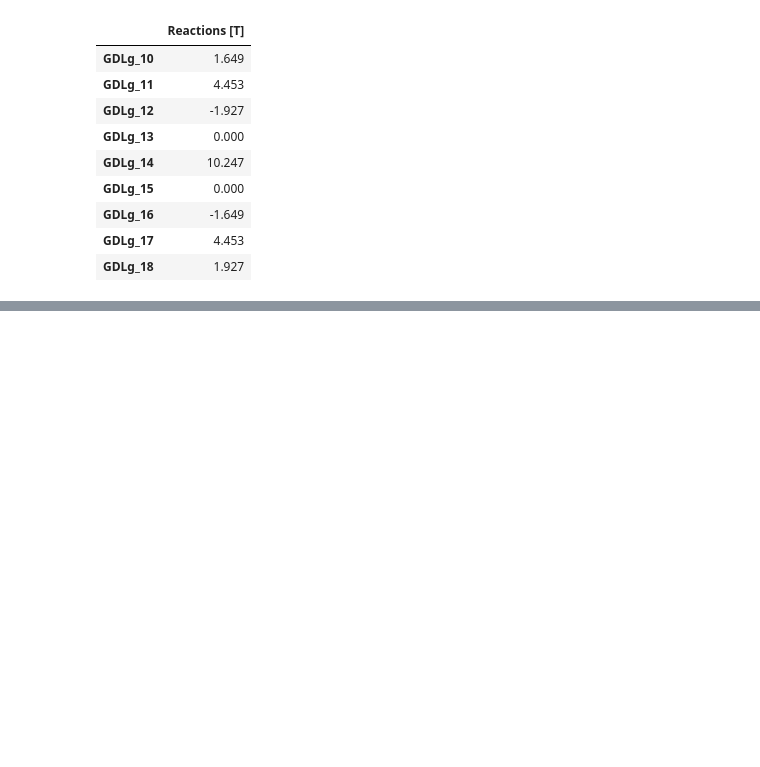
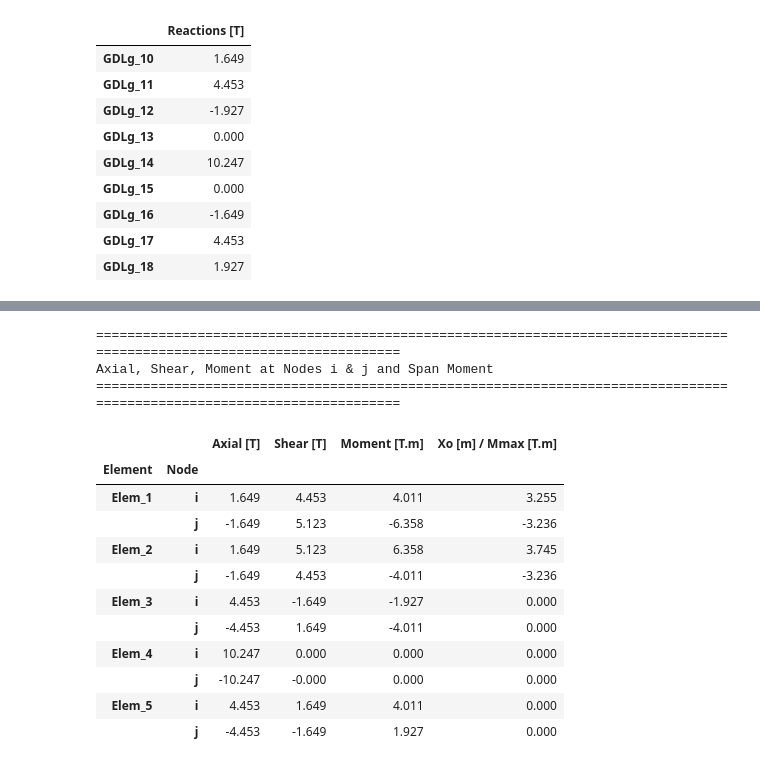
Before and after one commit to Normando1945/Repo_Maxtrix_Analisys, a Jupyter notebook: examples/Ejemplo_dor_concrete_desingII.ipynb, the cells around one changed output, grey strips where cells are left out. Cells and saved outputs as stored; diff of their text form; code cells hidden in the pictures; blank space fills up the shorter version.

Commit message:
feat(example): action members Fe_G -> Fe_L, N/V/M table and span moment (Xo, Mmax) as in MATLAB
Co-Authored-By: Claude Opus 5.5 (1M context) <noreply@anthropic.com>

```diff
--- a/examples/Ejemplo_dor_concrete_desingII.ipynb
+++ b/examples/Ejemplo_dor_concrete_desingII.ipynb
@@ -1028,0 +1094,16 @@ React_gdl_g_df.round(3)
+# %%
+Fe_L_all = []                                                                                                       # Empty list to store local action members
+for e in np.arange(0, n_elem, 1):                                                                                   # Loop through each element
+    Telem = structure.elements[e].transformation_matrix_2D()                                                        # Local-to-global transformation matrix
+    Fe_L_all.append(np.linalg.inv(Telem) @ Fe_G_all[e])                                                             # Fe_L = T^-1 @ Fe_G
+
+if np.allclose(np.vstack(Fe_L_all), AmL):                                                                           # Check against Am = K_L @ Delta_L + aep_L
+    print(f"\x1b[1;32m✅ Local action members match K_L @ Delta_L + aep_L.\x1b[0m")                                  # Print success message with green color
+else:
+    print(f"\x1b[1;31m🚫 Local action members do not match K_L @ Delta_L + aep_L.\x1b[0m")                           # Print error message with red color
+
+Fe_L_df = pd.DataFrame(np.vstack(Fe_L_all), index=rows_L, columns=['Fe Local [T, T.m]'])                            # Convert local action members to DataFrame
+print("=" * 120)                                                                                                    # Print table separator
+print('Action Members in Local Coordinates')                                                                        # Print table title
+print("=" * 120)                                                                                                    # Print table separator
+Fe_L_df.round(3)                                                                                                    # Display rounded local action members
@@ -1028,0 +1210,34 @@ React_gdl_g_df.round(3)
+# %%
+Xo = np.zeros(n_elem)                                                                                               # Zero-shear location of each element
+Mmax = np.zeros(n_elem)                                                                                             # Span moment of each element
+for e in np.arange(0, n_elem, 1):                                                                                   # Loop through each element
+    Vi, Vj = Corte[2*e], Corte[2*e+1]                                                                               # Shear at nodes i & j
+    Mi = Momento[2*e]                                                                                               # Moment at node i
+    Le_t = L[e] + dA[e] + dB[e]                                                                                     # Node-to-node length of element e
+    if wu_e[e] != 0 and np.sign(Vi) == np.sign(Vj):                                                                 # Span load and shear vanishes inside the element
+        Xo[e] = abs(Vi) * Le_t / (abs(Vi) + abs(Vj))                                                                # Xo = |Vi| L / (|Vi| + |Vj|)
+        Mmax[e] = Mi - Vi * Xo[e] + wu_e[e] * Xo[e]**2 / 2                                                          # Mmax = Mi - Vi Xo + wu Xo^2 / 2
+
+Xo_Mmax = np.ravel(np.column_stack((Xo, Mmax)))                                                                     # Row i: Xo ; Row j: Mmax (same layout as MATLAB)
+
+AVM_df['Xo [m] / Mmax [T.m]'] = Xo_Mmax                                                                             # Add Xo and Mmax to the table of nodes i & j
+print("=" * 120)                                                                                                    # Print table separator
+print('Axial, Shear, Moment at Nodes i & j and Span Moment')                                                        # Print table title
+print("=" * 120)                                                                                                    # Print table separator
+AVM_df.round(3)                                                                                                     # Display rounded table
+# %% [output]
+========================================================================================================================
+Axial, Shear, Moment at Nodes i & j and Span Moment
+========================================================================================================================
+|  |  | Axial [T] | Shear [T] | Moment [T.m] | Xo [m] / Mmax [T.m] |
+| Element | Node |  |  |  |  |
+| Elem_1 | i | 1.649 | 4.453 | 4.011 | 3.255 |
+|  | j | -1.649 | 5.123 | -6.358 | -3.236 |
+| Elem_2 | i | 1.649 | 5.123 | 6.358 | 3.745 |
+|  | j | -1.649 | 4.453 | -4.011 | -3.236 |
+| Elem_3 | i | 4.453 | -1.649 | -1.927 | 0.000 |
+|  | j | -4.453 | 1.649 | -4.011 | 0.000 |
+| Elem_4 | i | 10.247 | 0.000 | 0.000 | 0.000 |
+|  | j | -10.247 | -0.000 | 0.000 | 0.000 |
+| Elem_5 | i | 4.453 | 1.649 | 4.011 | 0.000 |
+|  | j | -4.453 | -1.649 | 1.927 | 0.000 |
```
Also changed, not shown: parts of 7 cells of this notebook.
